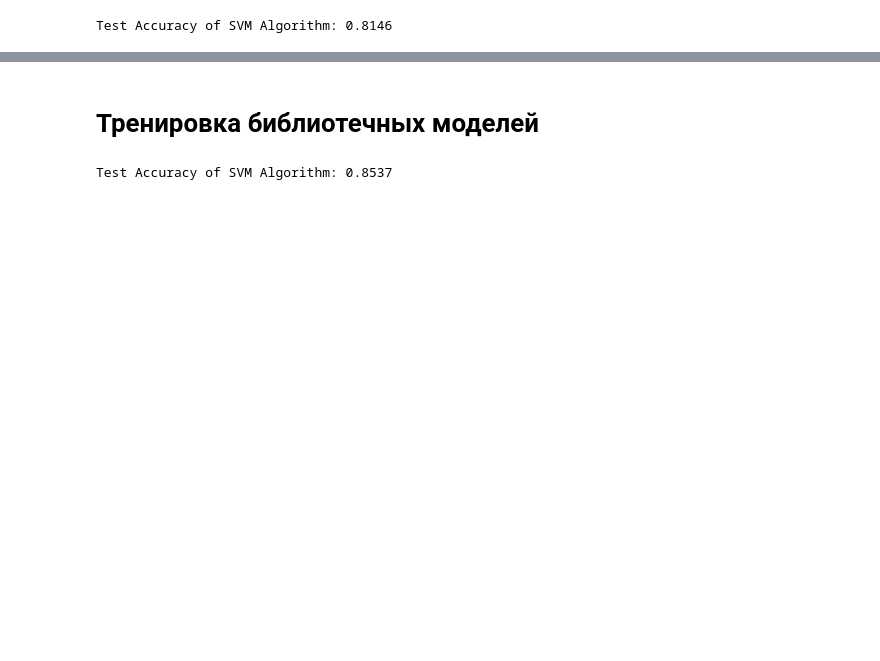
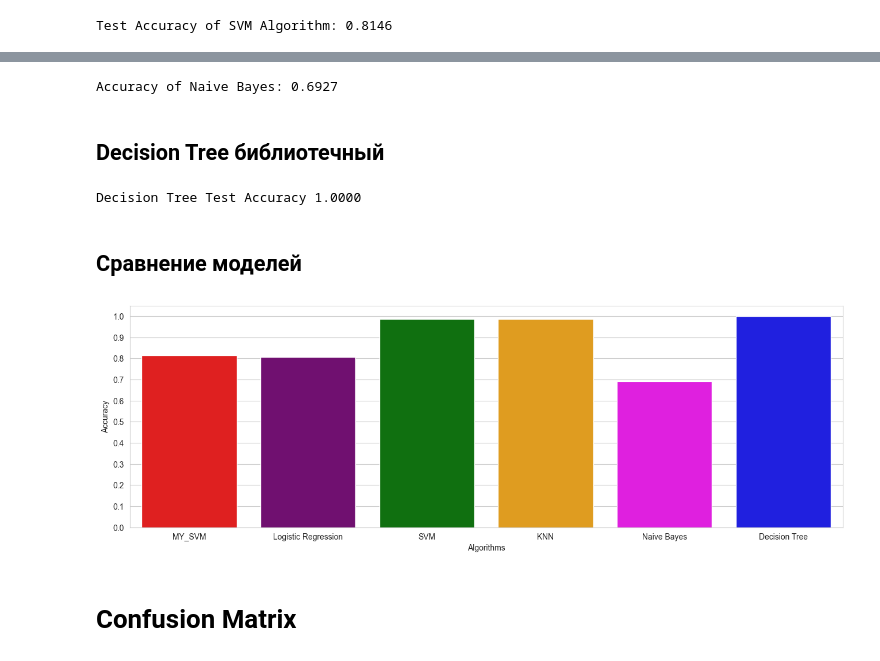
Before and after one commit to bozhnyukAlex/MachineLearning, a Jupyter notebook: tasks/Classification.ipynb, the cells around one changed output, grey strips where cells are left out. Saved outputs shown, nothing was run; the diff lists cells and outputs as text; code cells hidden in the pictures; blank space fills up the shorter version.

```diff
--- a/tasks/Classification.ipynb
+++ b/tasks/Classification.ipynb
@@ -358,0 +540,7 @@ Test Accuracy of SVM Algorithm: 0.8146
+# %%
+svm = SVC(C=0.5, gamma=1, kernel='rbf', random_state = 11)
+svm.fit(x_train_scaled, y_train)
+
+acc = svm.score(x_test_scaled, y_test)
+accuracies['SVM'] = acc
+print("Test Accuracy of SVM Algorithm: {:.4f}".format(acc))
@@ -358,0 +551,7 @@ Test Accuracy of SVM Algorithm: 0.8146
+# %%
+knn = KNeighborsClassifier(n_neighbors=7, weights='distance')
+knn.fit(x_train_scaled, y_train)
+
+acc = knn.score(x_test_scaled, y_test)
+accuracies['KNN'] = acc
+print("Test Accuracy of SVM Algorithm: {:.4f}".format(acc))
@@ -359,13 +562,36 @@ Test Accuracy of SVM Algorithm: 0.8146
+# %%
+nb = GaussianNB()
+nb.fit(x_train_scaled, y_train)
+
+acc = nb.score(x_test_scaled, y_test)
+accuracies['Naive Bayes'] = acc
+print("Accuracy of Naive Bayes: {:.4f}".format(acc))
+# %% [output]
+Accuracy of Naive Bayes: 0.6927
+# %% [markdown]
+## Decision Tree библиотечный
+# %%
+dtc = DecisionTreeClassifier(criterion='gini', max_depth=20, max_features=2, min_samples_leaf=1, min_samples_split=2, splitter='best')
+dtc.fit(x_train_scaled, y_train)
+
+acc = dtc.score(x_test_scaled, y_test)
+accuracies['Decision Tree'] = acc
+print("Decision Tree Test Accuracy {:.4f}".format(acc))
+# %% [output]
+Decision Tree Test Accuracy 1.0000
 # %% [markdown]
-# Тренировка библиотечных моделей
+## Сравнение моделей
-# %%
-from sklearn.svm import SVC
-
-svm = SVC(random_state = 12)
-svm.fit(x_train_scaled, y_train)
-
-acc = svm.score(x_test_scaled, y_test)
-# accuracies['SVM'] = acc
-print("Test Accuracy of SVM Algorithm: {:.4f}".format(acc))
-# %% [output]
-Test Accuracy of SVM Algorithm: 0.8537
+# %%
+colors = ["red", "purple", "green", "orange", "magenta", "blue"]
+
+sns.set_style("whitegrid")
+plt.figure(figsize=(16, 5))
+plt.yticks(np.arange(0, 1.1, 0.1))
+plt.ylabel("Accuracy")
+plt.xlabel("Algorithms")
+sns.barplot(x=list(accuracies.keys()), y=list(accuracies.values()), palette=colors)
+plt.show()
+# %% [output]
+[figure, added]
+# %% [markdown]
+# Confusion Matrix
```
Also changed, not shown: parts of 30 cells of this notebook.
